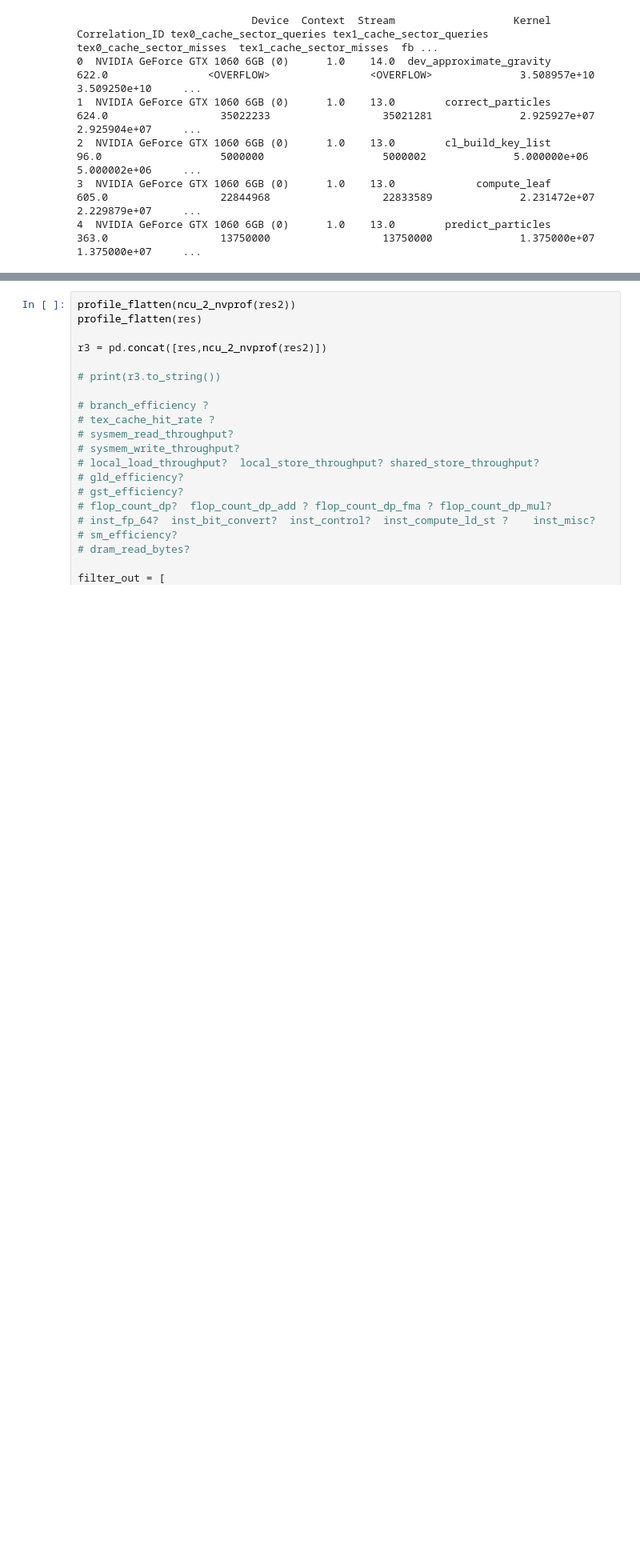
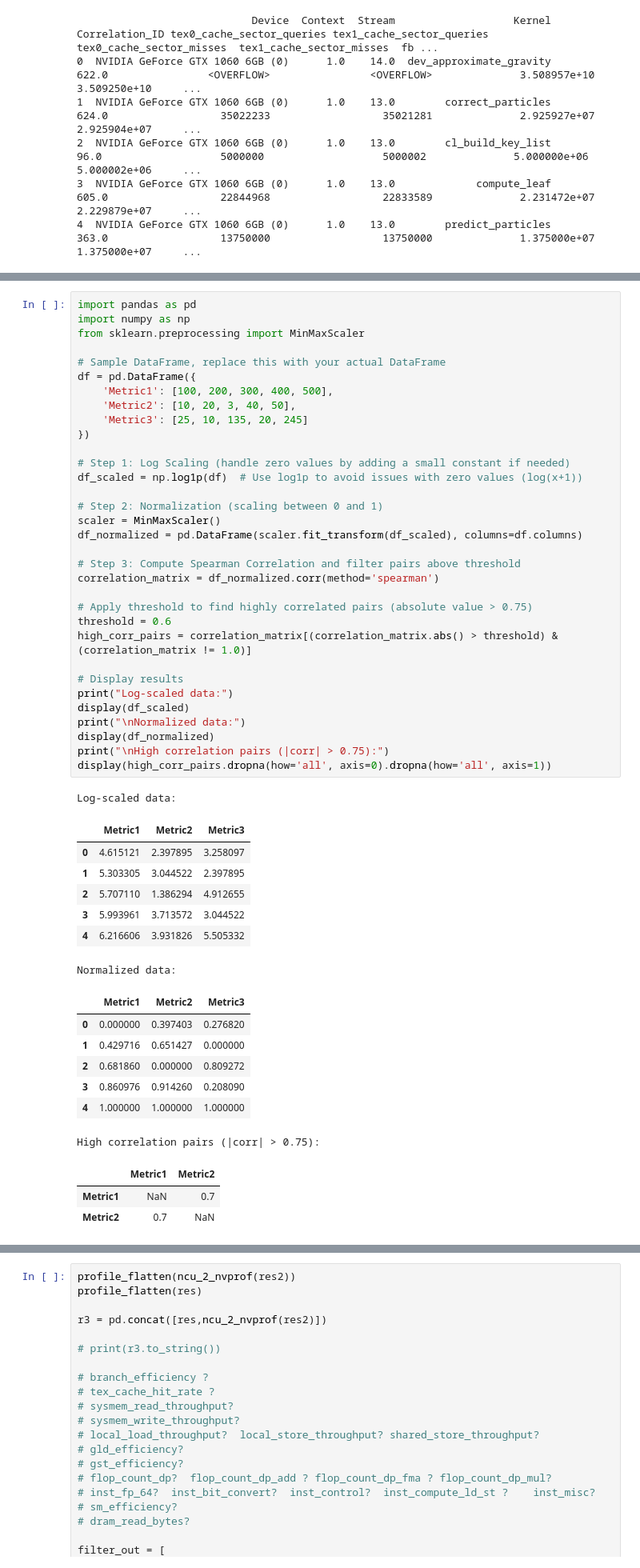
Before and after one commit to Mauricio-Bernuy/Bonsai-estimate, a Jupyter notebook: 3. Analysis.ipynb, the cells around one changed output, grey strips where cells are left out. Shown at 80% size. Drawn from its saved outputs; the diff is of its cells as text; blank space fills up the shorter version.

```diff
--- a/3. Analysis.ipynb
+++ b/3. Analysis.ipynb
@@ -622,0 +625,52 @@ print(res.to_string())
+# %%
+import pandas as pd
+import numpy as np
+from sklearn.preprocessing import MinMaxScaler
+
+# Sample DataFrame, replace this with your actual DataFrame
+df = pd.DataFrame({
+    'Metric1': [100, 200, 300, 400, 500],
+    'Metric2': [10, 20, 3, 40, 50],
+    'Metric3': [25, 10, 135, 20, 245]
+})
+
+# Step 1: Log Scaling (handle zero values by adding a small constant if needed)
+df_scaled = np.log1p(df)  # Use log1p to avoid issues with zero values (log(x+1))
+
+# Step 2: Normalization (scaling between 0 and 1)
+scaler = MinMaxScaler()
+df_normalized = pd.DataFrame(scaler.fit_transform(df_scaled), columns=df.columns)
+
+# Step 3: Compute Spearman Correlation and filter pairs above threshold
+correlation_matrix = df_normalized.corr(method='spearman')
+
+# Apply threshold to find highly correlated pairs (absolute value > 0.75)
+threshold = 0.6
+high_corr_pairs = correlation_matrix[(correlation_matrix.abs() > threshold) & (correlation_matrix != 1.0)]
+
+# Display results
+print("Log-scaled data:")
+display(df_scaled)
+print("\nNormalized data:")
+display(df_normalized)
+print("\nHigh correlation pairs (|corr| > 0.75):")
+display(high_corr_pairs.dropna(how='all', axis=0).dropna(how='all', axis=1))
+# %% [output]
+Log-scaled data:
+|  | Metric1 | Metric2 | Metric3 |
+| 0 | 4.615121 | 2.397895 | 3.258097 |
+| 1 | 5.303305 | 3.044522 | 2.397895 |
+| 2 | 5.707110 | 1.386294 | 4.912655 |
+| 3 | 5.993961 | 3.713572 | 3.044522 |
+| 4 | 6.216606 | 3.931826 | 5.505332 |
+Normalized data:
+|  | Metric1 | Metric2 | Metric3 |
+| 0 | 0.000000 | 0.397403 | 0.276820 |
+| 1 | 0.429716 | 0.651427 | 0.000000 |
+| 2 | 0.681860 | 0.000000 | 0.809272 |
+| 3 | 0.860976 | 0.914260 | 0.208090 |
+| 4 | 1.000000 | 1.000000 | 1.000000 |
+High correlation pairs (|corr| > 0.75):
+|  | Metric1 | Metric2 |
+| Metric1 | NaN | 0.7 |
+| Metric2 | 0.7 | NaN |
```
Also changed, not shown: parts of 8 cells of this notebook, 1 other file.
